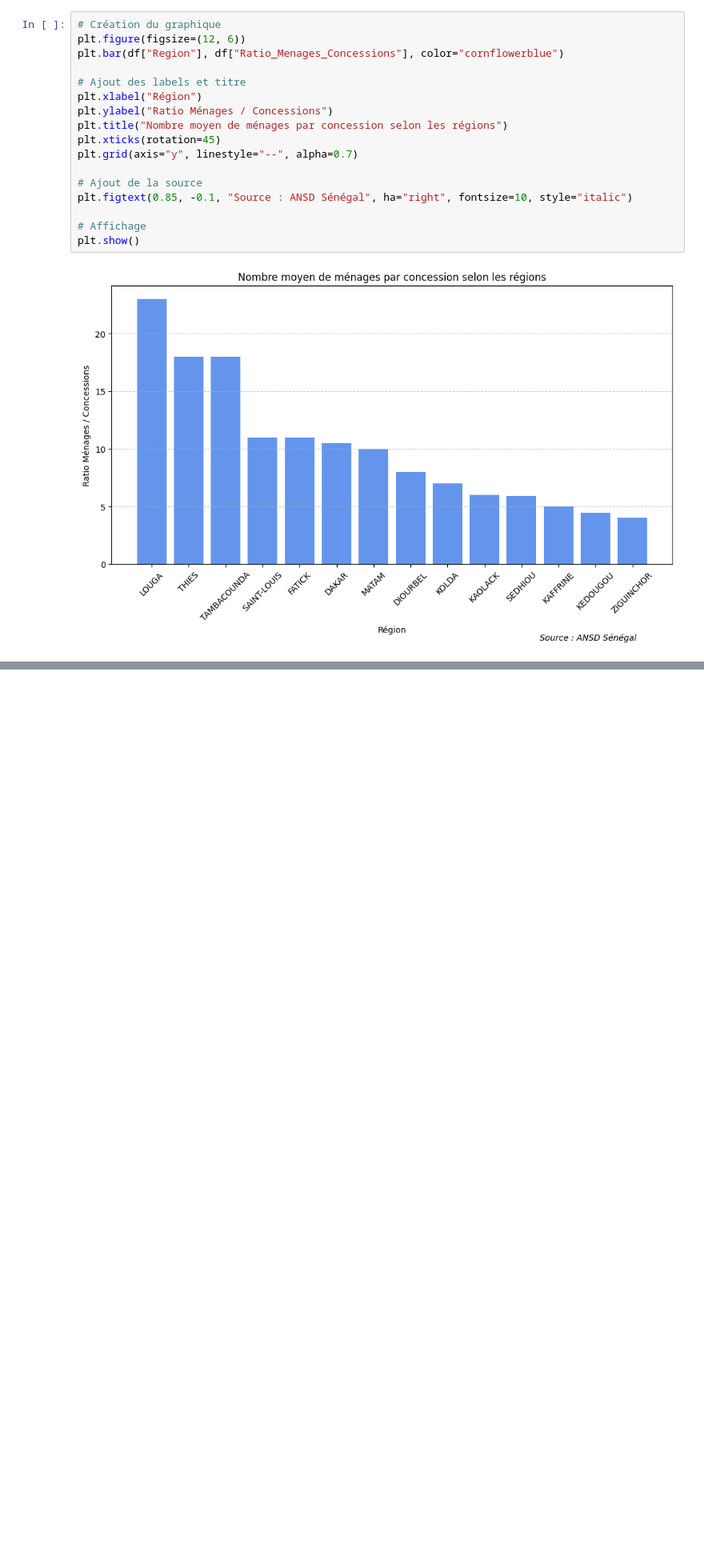
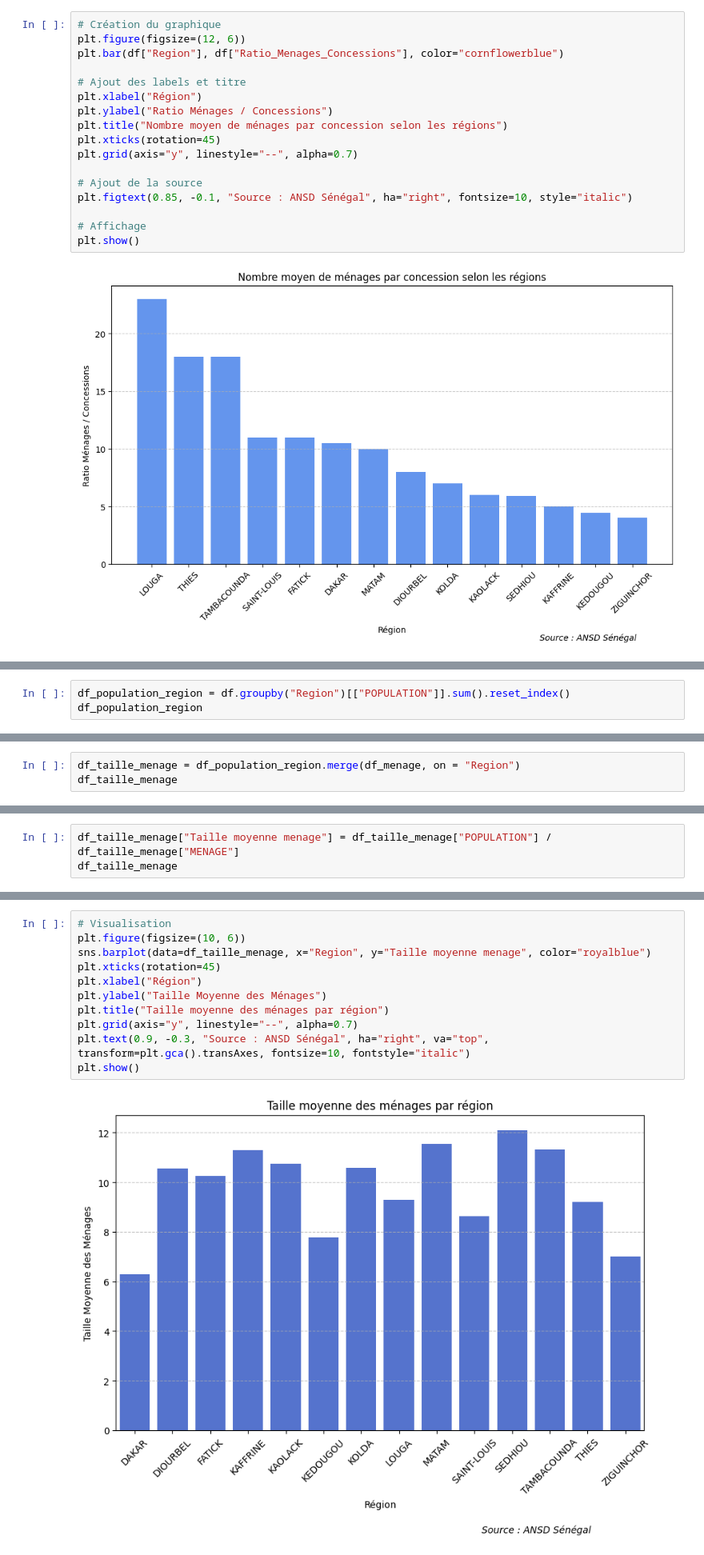
Before and after one commit to DJIMBA-THIAM/Analyse-Modelisation-Demongraphie-senegalaise, a Jupyter notebook: notebooks/exploration.ipynb, the cells around one changed output, grey strips where cells are left out. Shown at 80% size. Drawn from its saved outputs; the diff is of its cells as text; blank space fills up the shorter version.

Commit message:
Ajout de visualisation de la taille de la poupulation par region

```diff
--- a/notebooks/exploration.ipynb
+++ b/notebooks/exploration.ipynb
@@ -340,0 +359,3 @@ plt.show()
+# %%
+df_population_region = df.groupby("Region")[["POPULATION"]].sum().reset_index()
+df_population_region
@@ -340,0 +378,3 @@ plt.show()
+# %%
+df_taille_menage = df_population_region.merge(df_menage, on = "Region")
+df_taille_menage
@@ -340,0 +397,3 @@ plt.show()
+# %%
+df_taille_menage["Taille moyenne menage"] = df_taille_menage["POPULATION"] / df_taille_menage["MENAGE"]
+df_taille_menage
@@ -340,0 +416,13 @@ plt.show()
+# %%
+# Visualisation
+plt.figure(figsize=(10, 6))
+sns.barplot(data=df_taille_menage, x="Region", y="Taille moyenne menage", color="royalblue")
+plt.xticks(rotation=45)
+plt.xlabel("Région")
+plt.ylabel("Taille Moyenne des Ménages")
+plt.title("Taille moyenne des ménages par région")
+plt.grid(axis="y", linestyle="--", alpha=0.7)
+plt.text(0.9, -0.3, "Source : ANSD Sénégal", ha="right", va="top", transform=plt.gca().transAxes, fontsize=10, fontstyle="italic")
+plt.show()
+# %% [output]
+[figure, added]
```
Also changed, not shown: parts of 5 cells of this notebook.
